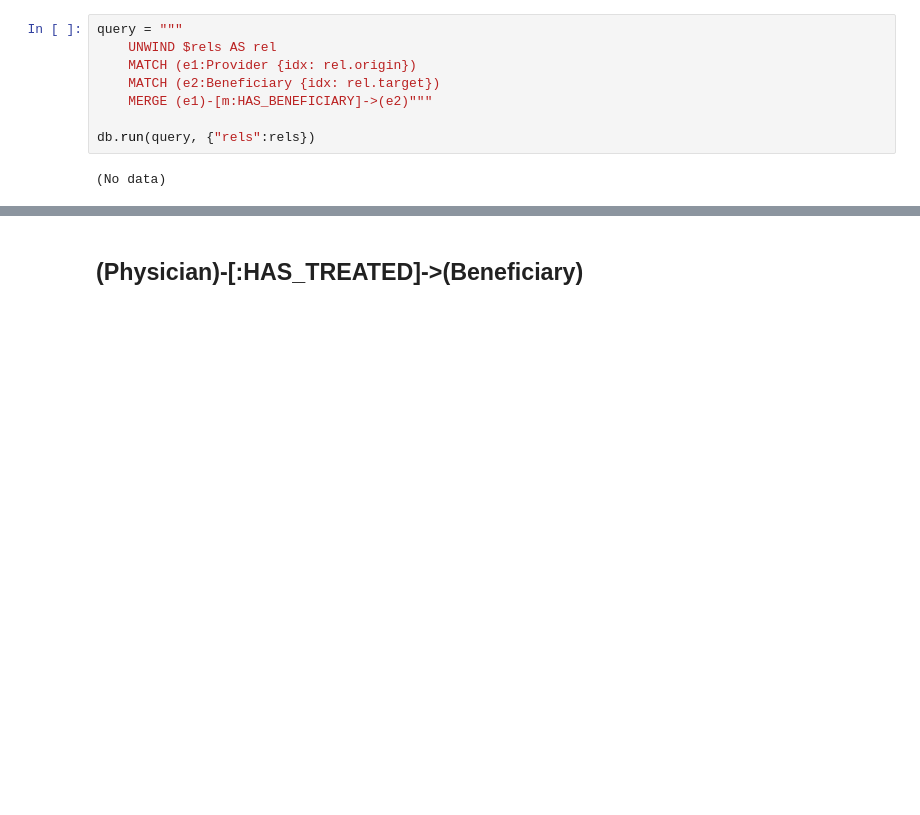
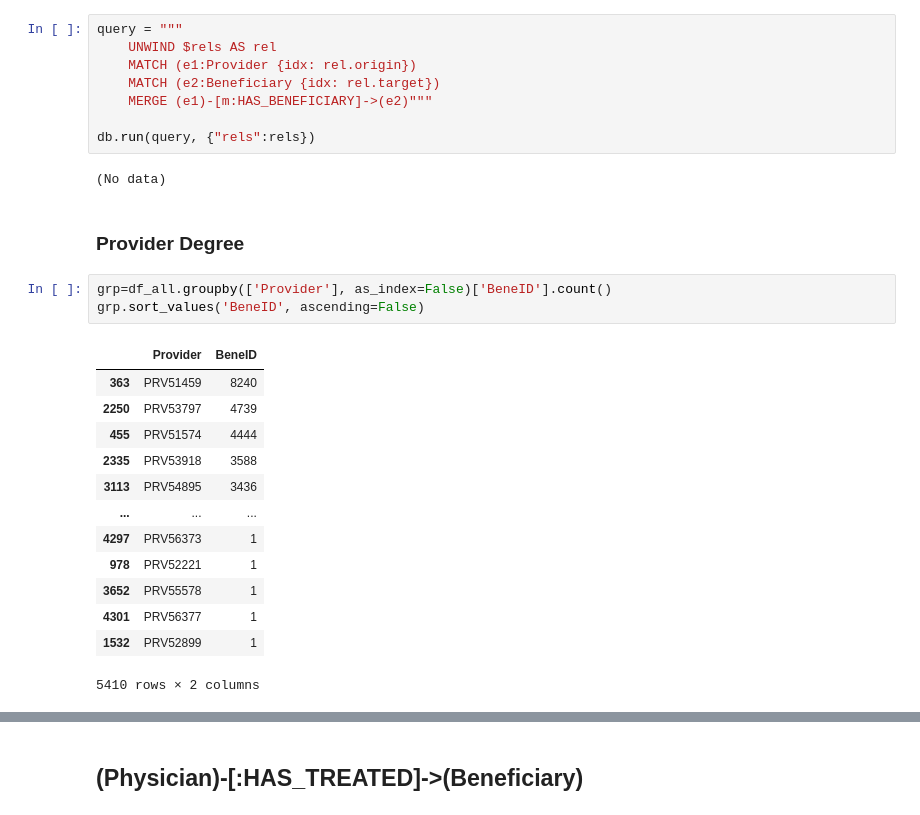
Before and after one commit to areias/healthcare_fraud, a Jupyter notebook: upload_neo4j.ipynb, the cells around one changed output, grey strips where cells are left out. Saved outputs shown, nothing was run; the diff lists cells and outputs as text; blank space fills up the shorter version.

```diff
--- a/upload_neo4j.ipynb
+++ b/upload_neo4j.ipynb
@@ -213,3 +213,22 @@ query = """
 db.run(query, {"rels":rels})
 # %% [output]
 (No data)
+# %% [markdown]
+### Provider Degree
+# %%
+grp=df_all.groupby(['Provider'], as_index=False)['BeneID'].count()
+grp.sort_values('BeneID', ascending=False)
+# %% [output]
+|  | Provider | BeneID |
+| 363 | PRV51459 | 8240 |
+| 2250 | PRV53797 | 4739 |
+| 455 | PRV51574 | 4444 |
+| 2335 | PRV53918 | 3588 |
+| 3113 | PRV54895 | 3436 |
+| ... | ... | ... |
+| 4297 | PRV56373 | 1 |
+| 978 | PRV52221 | 1 |
+| 3652 | PRV55578 | 1 |
+| 4301 | PRV56377 | 1 |
+| 1532 | PRV52899 | 1 |
+5410 rows × 2 columns
```
Also changed, not shown: parts of 28 cells of this notebook.
